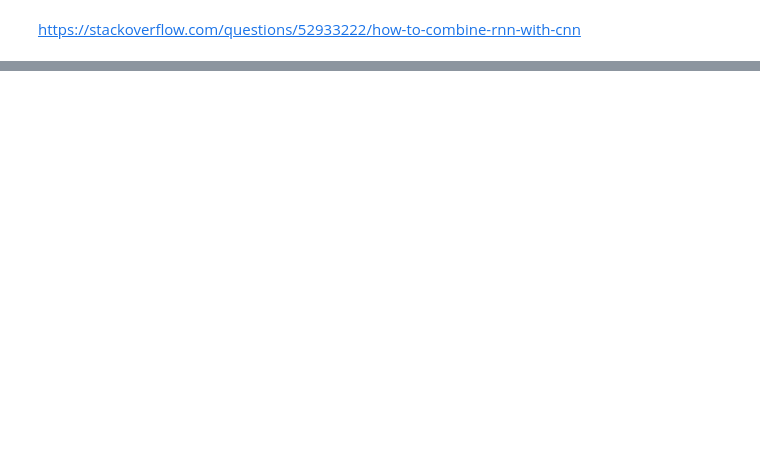
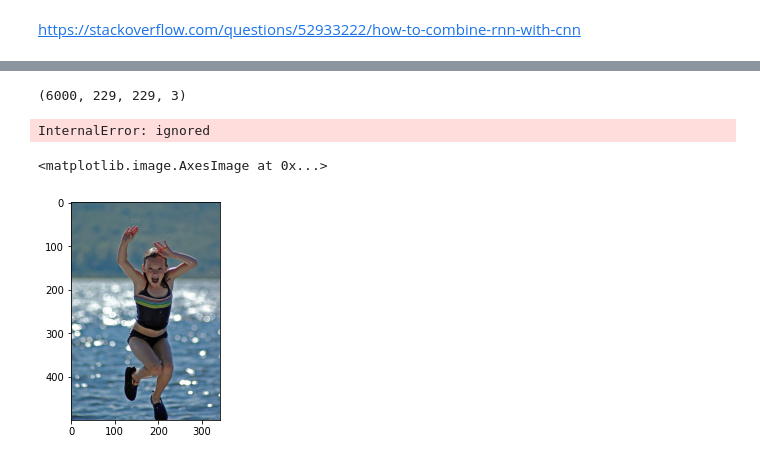
Before and after one commit to JustAlex5/deep_learning, a Jupyter notebook: Final_prj.ipynb, the cells around one changed output, grey strips where cells are left out. Saved outputs shown, nothing was run; the diff lists cells and outputs as text; code cells hidden in the pictures; blank space fills up the shorter version.

```diff
--- a/Final_prj.ipynb
+++ b/Final_prj.ipynb
@@ -294,0 +334,2 @@ https://stackoverflow.com/questions/52933222/how-to-combine-rnn-with-cnn
+# %%
+image_path="/content/drive/MyDrive/Fina_Prj/Flicker8k_Dataset/"
@@ -294,0 +481,11 @@ https://stackoverflow.com/questions/52933222/how-to-combine-rnn-with-cnn
+# %%
+train_images.shape
+# %% [output]
+(6000, 229, 229, 3)
+# %%
+full_model.compile(
+    optimizer="rmsprop", loss="categorical_crossentropy", metrics=["accuracy"]
+)
+history=full_model.fit([train_images, X],Y,batch_size=128,epochs=20,verbose=1)
+# %% [output]
+InternalError: ignored
@@ -294,0 +494,8 @@ https://stackoverflow.com/questions/52933222/how-to-combine-rnn-with-cnn
+# %%
+flickr_train=[]
+image = Image.open(image_path+'2671602981_4edde92658.jpg')
+image_array = np.array(image)
+plt.imshow(image_array)
+# %% [output]
+<matplotlib.image.AxesImage at 0x...>
+[figure, added]
```
Also changed, not shown: parts of 19 cells of this notebook.
